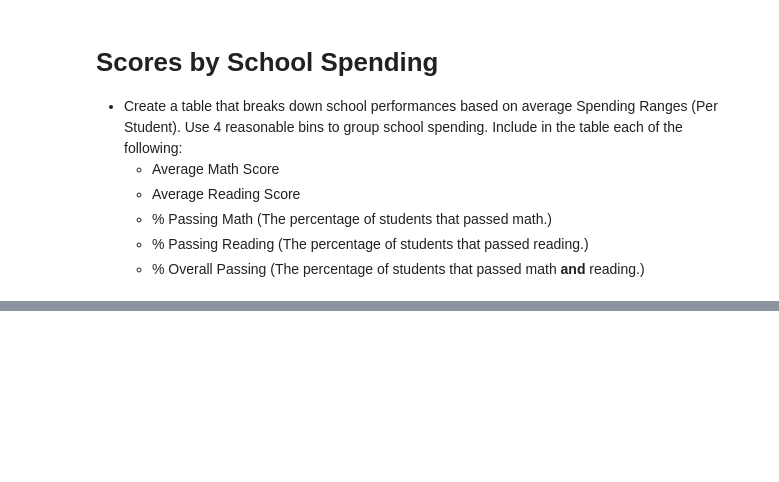
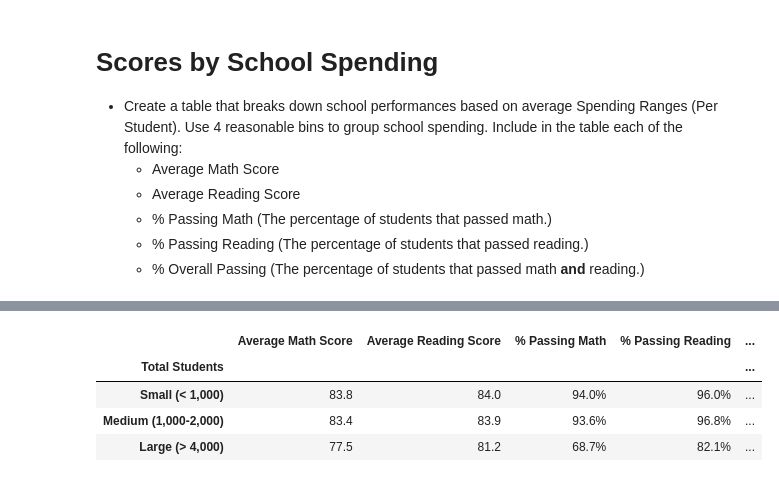
Before and after one commit to ghicks6/Pandas-School_District_Analysis, a Jupyter notebook: PyCitySchools_My_Work.ipynb, the cells around one changed output, grey strips where cells are left out. Cells and saved outputs as stored; diff of their text form; code cells hidden in the pictures; blank space fills up the shorter version.

```diff
--- a/PyCitySchools_My_Work.ipynb
+++ b/PyCitySchools_My_Work.ipynb
@@ -535,0 +582,41 @@ reading_scores
+# %%
+# Create school size bins
+bins = [0, 999, 1999, 999999]
+group_name = ["Small (< 1,000)", "Medium (1,000-2,000)", "Large (> 4,000)"]
+school_data_complete['size_bins'] = pd.cut(school_data_complete['size'], bins, labels = group_name)
+
+# Group by size
+by_size = school_data_complete.groupby('size_bins')
+
+# Calculations
+avg_math = by_size['math_score'].mean()
+avg_read = by_size['reading_score'].mean()
+pass_math = school_data_complete[school_data_complete['math_score'] >= 70].groupby('size_bins')['Student ID'].count()/by_size['Student ID'].count()
+pass_read = school_data_complete[school_data_complete['reading_score'] >= 70].groupby('size_bins')['Student ID'].count()/by_size['Student ID'].count()
+overall = school_data_complete[(school_data_complete['math_score'] >= 70) & (school_data_complete['reading_score'] >= 70)].groupby('size_bins')['Student ID'].count()/by_size['Student ID'].count()
+
+
+# Build the dataframe
+scores_by_size = pd.DataFrame({
+    "Average Math Score": avg_math,
+    "Average Reading Score": avg_read,
+    '% Passing Math': pass_math,
+    '% Passing Reading': pass_read,
+    "Overall Passing Rate": overall
+})
+
+scores_by_size.index.name = "Total Students"
+scores_by_size = scores_by_size.reindex(group_name)
+
+# Reformat
+scores_by_size.style.format({'Average Math Score': '{:.1f}',
+                              'Average Reading Score': '{:.1f}',
+                              '% Passing Math': '{:.1%}',
+                              '% Passing Reading':'{:.1%}',
+                              'Overall Passing Rate': '{:.1%}'})
+# %% [output]
+|  | Average Math Score | Average Reading Score | % Passing Math | % Passing Reading | ... |
+| Total Students |  |  |  |  | ... |
+| Small (< 1,000) | 83.8 | 84.0 | 94.0% | 96.0% | ... |
+| Medium (1,000-2,000) | 83.4 | 83.9 | 93.6% | 96.8% | ... |
+| Large (> 4,000) | 77.5 | 81.2 | 68.7% | 82.1% | ... |
```
Also changed, not shown: parts of 4 cells of this notebook.
